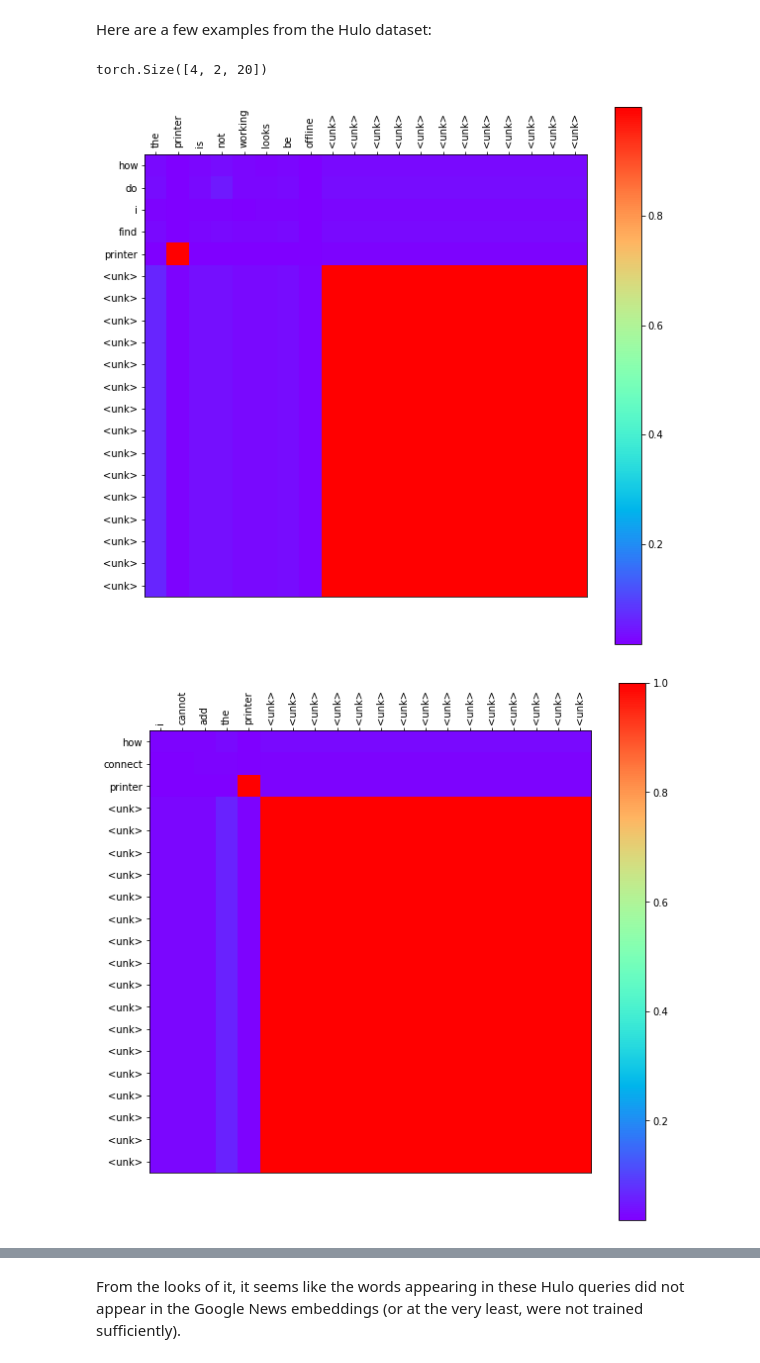
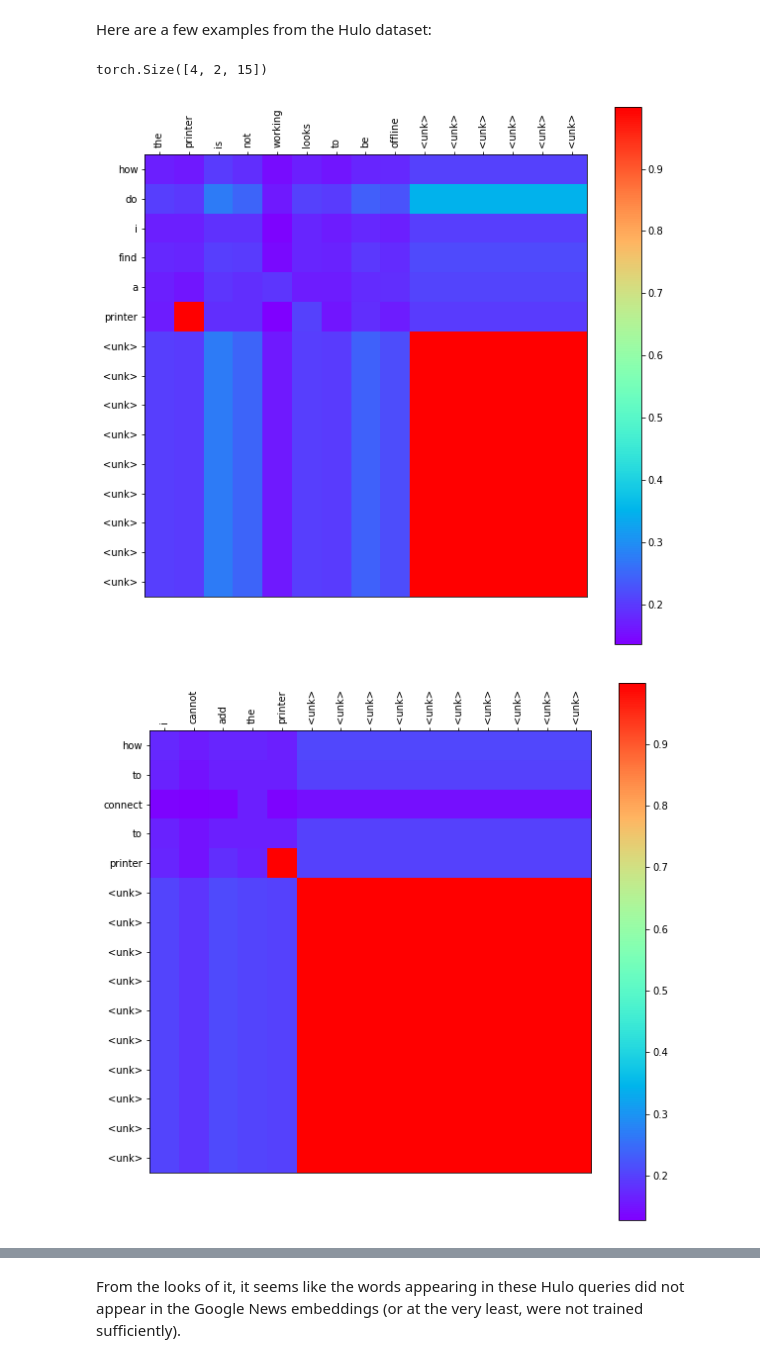
Before and after one commit to codykala/ABCNN, a Jupyter notebook: visualization.ipynb, the cells around one changed output, grey strips where cells are left out. Cells and saved outputs as stored; diff of their text form; code cells hidden in the pictures.

```diff
--- a/visualization.ipynb
+++ b/visualization.ipynb
@@ -199,8 +171,8 @@ def generate_tick_labels(q1, q2, max_length=20):
     words2 = text_to_word_list(q2)
 
     # Remove stop words that are not in the word2vec vocabulary
-    words1 = list(filter(lambda s: s not in stops or s in word2vec.vocab, words1))
-    words2 = list(filter(lambda s: s not in stops or s in word2vec.vocab, words2))
+    words1 = list(filter(lambda s: s not in stops or s in word_vectors.vocab, words1))
+    words2 = list(filter(lambda s: s not in stops or s in word_vectors.vocab, words2))
 
     # Make the labels
     yticks = list(words1)
@@ -210,7 +182,7 @@ def generate_tick_labels(q1, q2, max_length=20):
 
     return xticks, yticks
 # %%
-def generate_heat_map(A, q1, q2):
+def generate_heat_map(A, q1, q2, max_length=20):
     """ Generates a heat map for the attention matrix.
 
         Args:
@@ -239,8 +211,8 @@ def generate_heat_map(A, q1, q2):
 
     # Plot the attention distribution
     plt.imshow(A, cmap='rainbow', interpolation='nearest')
-    plt.xticks(range(20), xticks, rotation=90)
-    plt.yticks(range(20), yticks)
+    plt.xticks(range(max_length), xticks, rotation=90)
+    plt.yticks(range(max_length), yticks)
     plt.colorbar()
     plt.show()
 # %%
@@ -352,23 +319,28 @@ hulo_examples = [
     ["My VPN is broken", "Can't log in with VPN", 1]
 ]
 # %%
-hulo_batch = text_to_tensors(hulo_examples)
+hulo_batch = text_to_tensors(hulo_examples, max_length=15)
 hulo_batch = hulo_batch.cuda() if USE_CUDA else hulo_batch
 hulo_batch.shape
 # %% [output]
-torch.Size([4, 2, 20])
+torch.Size([4, 2, 15])
 # %%
+# Load the embeddings
 embeddings = torch.nn.Embedding.from_pretrained(model.state_dict().get("embeddings.weight"))
-x1_0 = embeddings(hulo_batch[:, 0, :]).unsqueeze(1)
-x2_0 = embeddings(hulo_batch[:, 1, :]).unsqueeze(1)
-A_0 = compute_attention_matrix(x1_0, x2_0, manhattan)
-A_0 = A_0.squeeze().cpu().numpy()
+
+# Get the input feature maps
+hulo_x1_0 = embeddings(hulo_batch[:, 0, :]).unsqueeze(1)
+hulo_x2_0 = embeddings(hulo_batch[:, 1, :]).unsqueeze(1)
+
+# Get the initial attention distribution
+hulo_A_0 = compute_attention_matrix(hulo_x1_0, hulo_x2_0, euclidean)
+hulo_A_0 = hulo_A_0.squeeze().cpu().numpy()
 # %%
-generate_heat_map(A_0[0], hulo_examples[0][0], hulo_examples[0][1])
+generate_heat_map(hulo_A_0[0], hulo_examples[0][0], hulo_examples[0][1], max_length=15)
 # %% [output]
-[figure, old version]
+[figure, new version]
 # %%
-generate_heat_map(A_0[1], hulo_examples[1][0], hulo_examples[1][1])
+generate_heat_map(hulo_A_0[1], hulo_examples[1][0], hulo_examples[1][1], max_length=15)
 # %% [output]
-[figure, old version]
+[figure, new version]
 # %%
```
Also changed, not shown: parts of 38 cells of this notebook, 4 other files.
